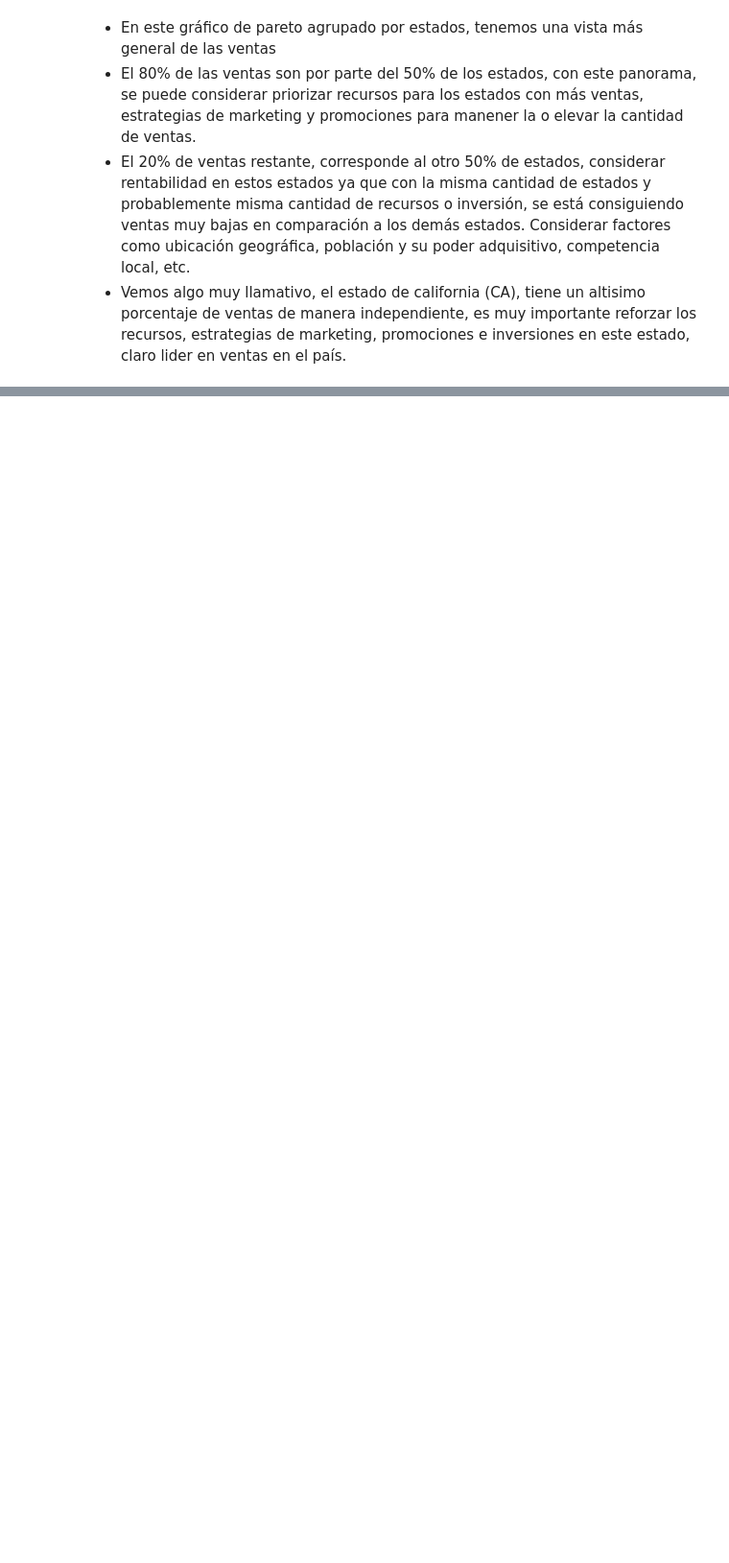
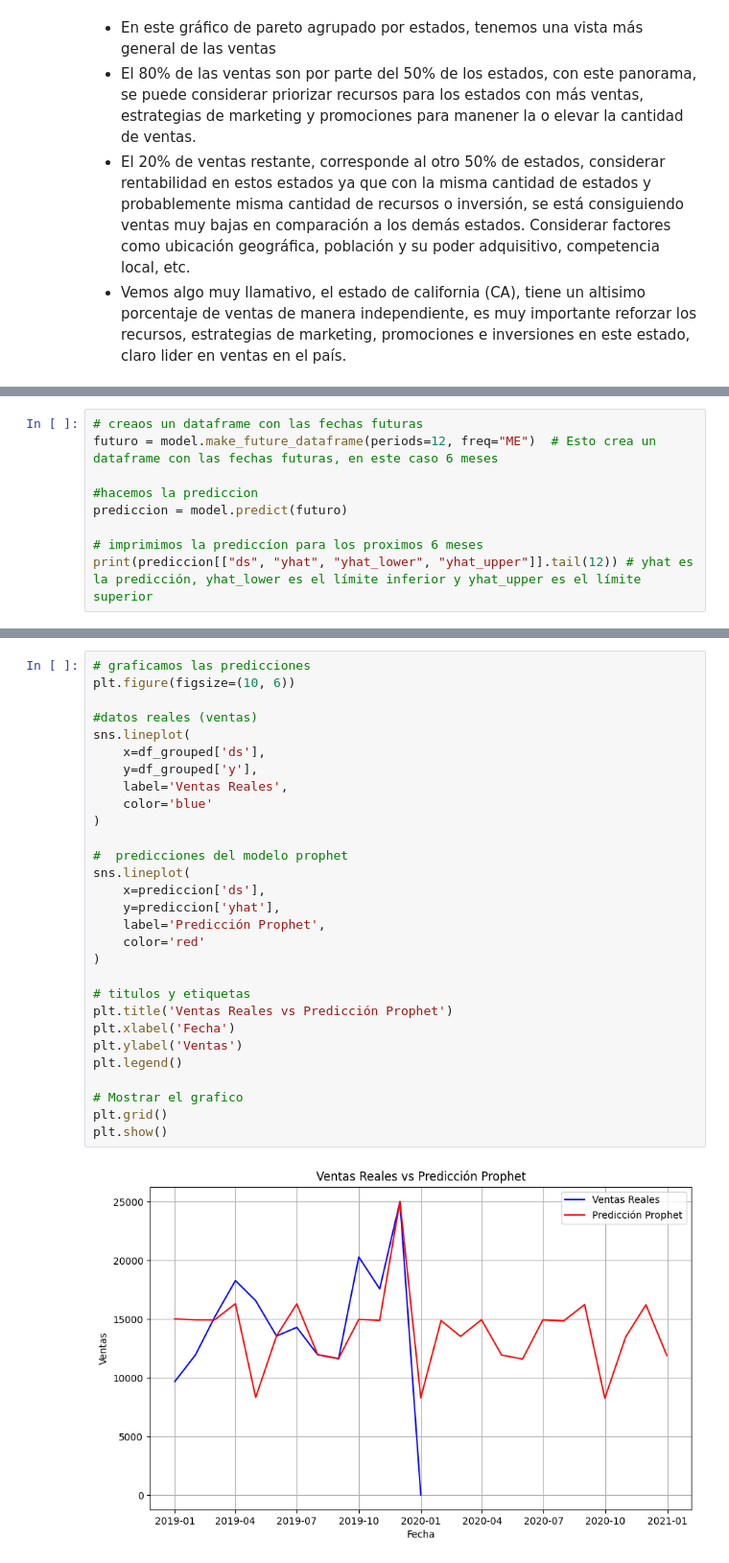
Before and after one commit to diegoGam1/Analisis_exploratorio_ventas, a Jupyter notebook: src/Analisis.ipynb, the cells around one changed output, grey strips where cells are left out. Shown at 96% size. Cells and saved outputs as stored; diff of their text form; blank space fills up the shorter version.

Commit message:
Modelo predictivo prophet para ventas en 12 meses terminado

```diff
--- a/src/Analisis.ipynb
+++ b/src/Analisis.ipynb
@@ -494,0 +524,9 @@ df.head()
+# %%
+# creaos un dataframe con las fechas futuras
+futuro = model.make_future_dataframe(periods=12, freq="ME")  # Esto crea un dataframe con las fechas futuras, en este caso 6 meses
+
+#hacemos la prediccion
+prediccion = model.predict(futuro)
+
+# imprimimos la prediccíon para los proximos 6 meses
+print(prediccion[["ds", "yhat", "yhat_lower", "yhat_upper"]].tail(12)) # yhat es la predicción, yhat_lower es el límite inferior y yhat_upper es el límite superior
@@ -494,0 +547,31 @@ df.head()
+# %%
+# graficamos las predicciones
+plt.figure(figsize=(10, 6))
+
+#datos reales (ventas)
+sns.lineplot(
+    x=df_grouped['ds'],
+    y=df_grouped['y'],
+    label='Ventas Reales',
+    color='blue'
+)
+
+#  predicciones del modelo prophet
+sns.lineplot(
+    x=prediccion['ds'],
+    y=prediccion['yhat'],
+    label='Predicción Prophet',
+    color='red'
+)
+
+# titulos y etiquetas
+plt.title('Ventas Reales vs Predicción Prophet')
+plt.xlabel('Fecha')
+plt.ylabel('Ventas')
+plt.legend()
+
+# Mostrar el grafico
+plt.grid()
+plt.show()
+# %% [output]
+[figure, added]
```
Also changed, not shown: parts of 14 cells of this notebook, 1 other file.
